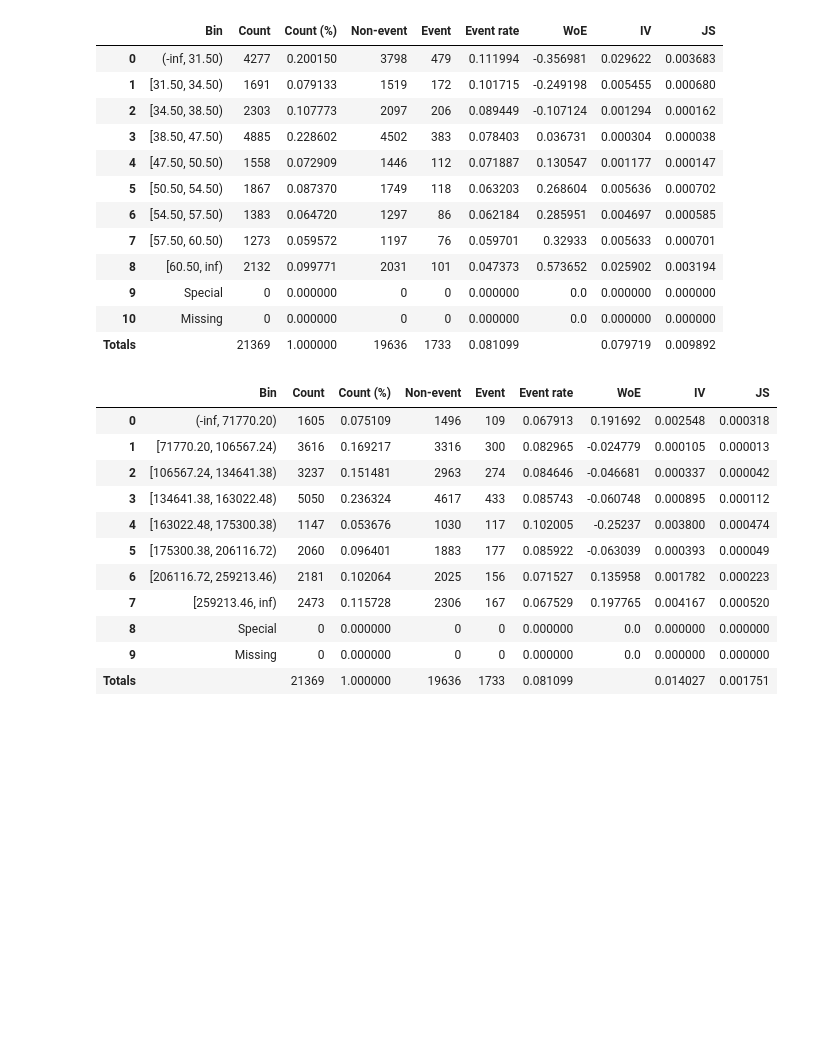
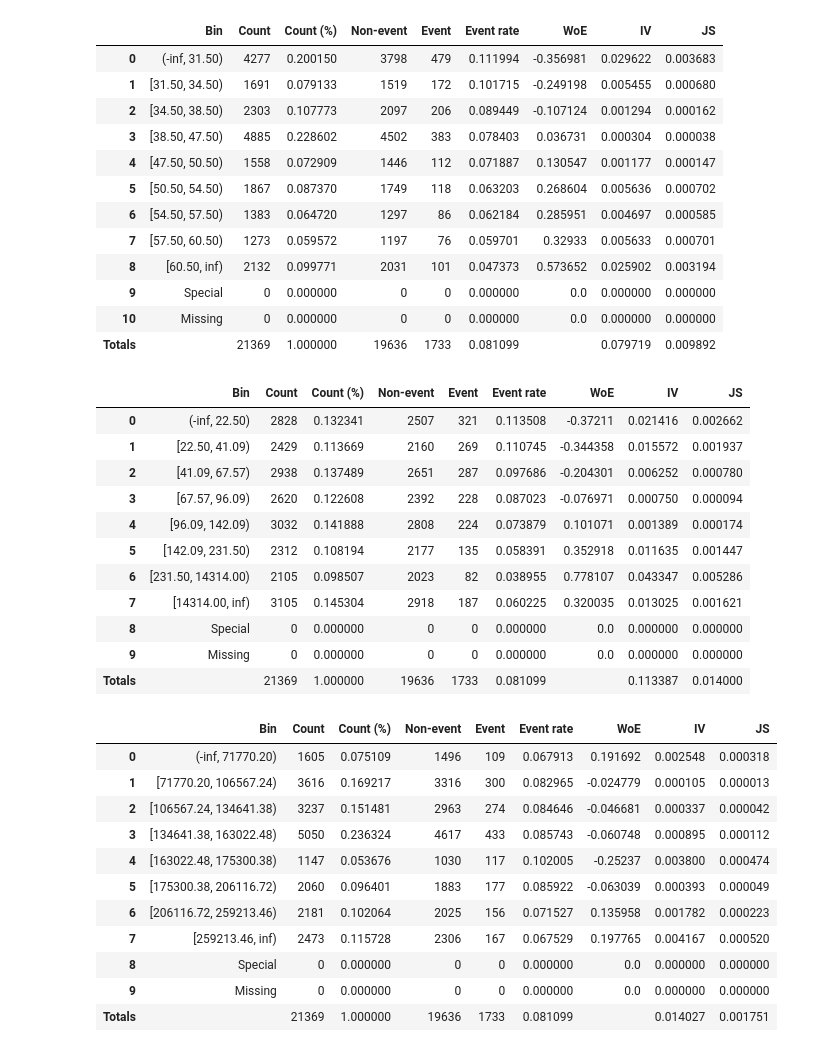
Before and after one commit to litvinenko630/MLPortfolioRU, a Jupyter notebook: credit/credit_analysis.ipynb, the cells around one changed output. Drawn from its saved outputs; the diff is of its cells as text; code cells hidden in the pictures; blank space fills up the shorter version.

```diff
--- a/credit/credit_analysis.ipynb
+++ b/credit/credit_analysis.ipynb
@@ -1010,6 +1059,28 @@ optimal_binning_age
 | 9 | Special | 0 | 0.000000 | 0 | 0 | 0.000000 | 0.0 | 0.000000 | 0.000000 |
 | 10 | Missing | 0 | 0.000000 | 0 | 0 | 0.000000 | 0.0 | 0.000000 | 0.000000 |
 | Totals |  | 21369 | 1.000000 | 19636 | 1733 | 0.081099 |  | 0.079719 | 0.009892 |
+# %%
+# Определяем тип таблицы биннинга`
+type(binning_table_days_employed)
+
+# Строим оптимальное биннинг-решение на основе таблицы биннинга`
+optimal_binning_days_employed = binning_table_days_employed.build()
+
+# Выводим оптимальное биннинг-решение`
+optimal_binning_days_employed
+# %% [output]
+|  | Bin | Count | Count (%) | Non-event | Event | Event rate | WoE | IV | JS |
+| 0 | (-inf, 22.50) | 2828 | 0.132341 | 2507 | 321 | 0.113508 | -0.37211 | 0.021416 | 0.002662 |
+| 1 | [22.50, 41.09) | 2429 | 0.113669 | 2160 | 269 | 0.110745 | -0.344358 | 0.015572 | 0.001937 |
+| 2 | [41.09, 67.57) | 2938 | 0.137489 | 2651 | 287 | 0.097686 | -0.204301 | 0.006252 | 0.000780 |
+| 3 | [67.57, 96.09) | 2620 | 0.122608 | 2392 | 228 | 0.087023 | -0.076971 | 0.000750 | 0.000094 |
+| 4 | [96.09, 142.09) | 3032 | 0.141888 | 2808 | 224 | 0.073879 | 0.101071 | 0.001389 | 0.000174 |
+| 5 | [142.09, 231.50) | 2312 | 0.108194 | 2177 | 135 | 0.058391 | 0.352918 | 0.011635 | 0.001447 |
+| 6 | [231.50, 14314.00) | 2105 | 0.098507 | 2023 | 82 | 0.038955 | 0.778107 | 0.043347 | 0.005286 |
+| 7 | [14314.00, inf) | 3105 | 0.145304 | 2918 | 187 | 0.060225 | 0.320035 | 0.013025 | 0.001621 |
+| 8 | Special | 0 | 0.000000 | 0 | 0 | 0.000000 | 0.0 | 0.000000 | 0.000000 |
+| 9 | Missing | 0 | 0.000000 | 0 | 0 | 0.000000 | 0.0 | 0.000000 | 0.000000 |
+| Totals |  | 21369 | 1.000000 | 19636 | 1733 | 0.081099 |  | 0.113387 | 0.014000 |
 # %%
 # Определяем тип таблицы биннинга`
 type(binning_table_income)
```
Also changed, not shown: parts of 67 cells of this notebook, 1 other file.
